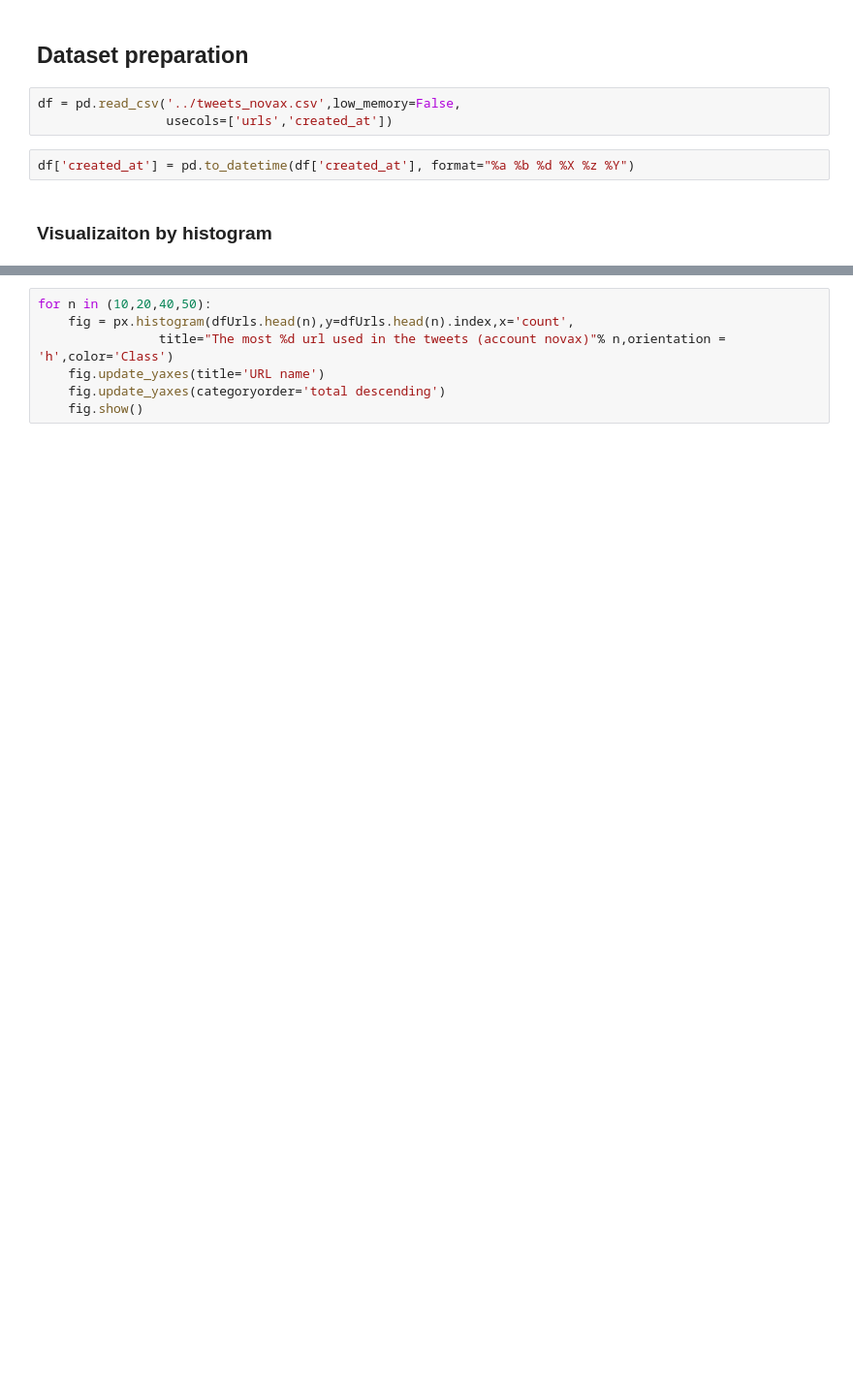
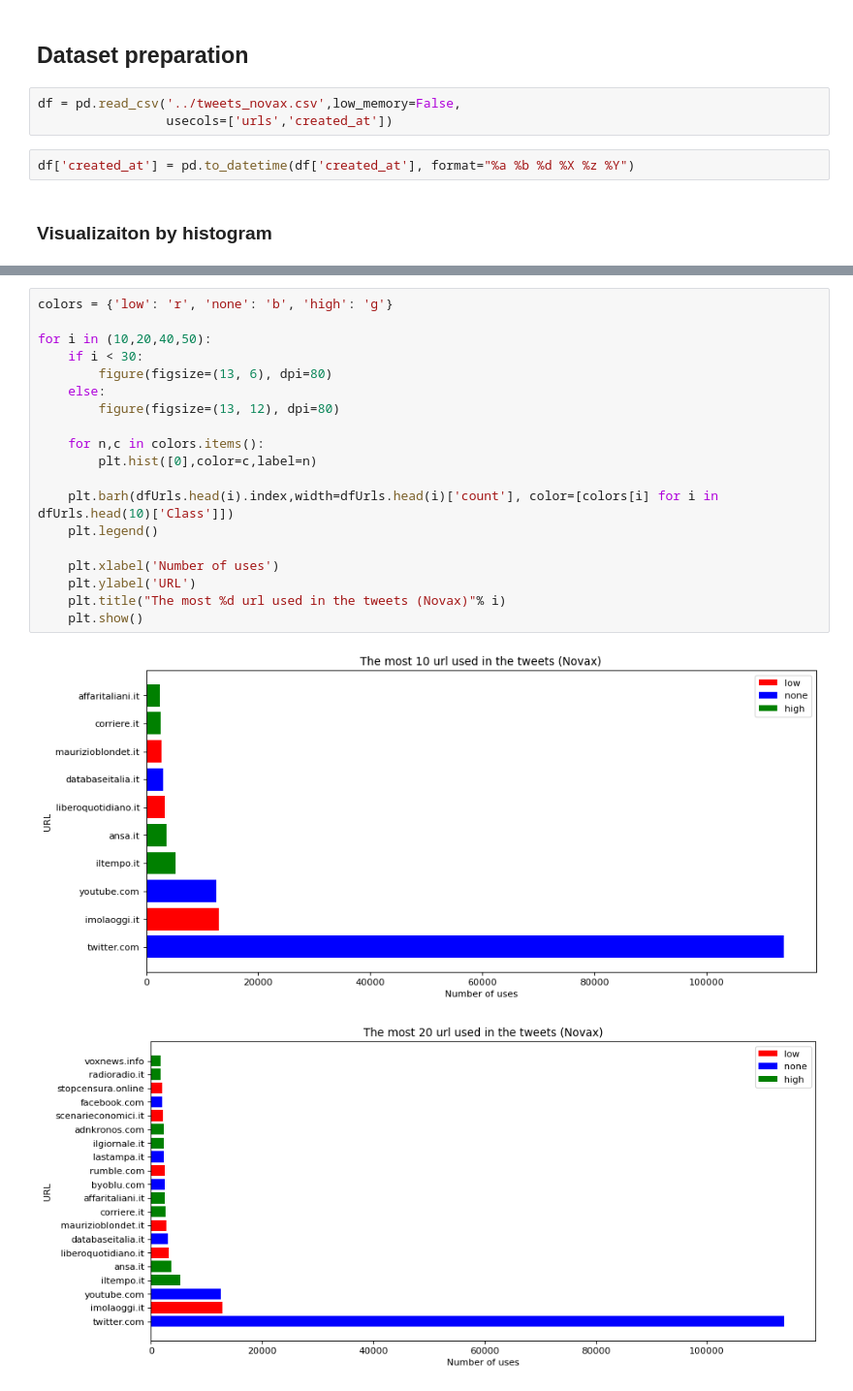
Before and after one commit to giada-c/twitterStudy, a Jupyter notebook: 4_URL_study/URL_study-Novax_users.ipynb, the cells around one changed output, grey strips where cells are left out. Shown at 97% size. Cells and saved outputs as stored; diff of their text form; blank space fills up the shorter version.

Commit message:
fix: replace plot method in 4_URL_study

```diff
--- a/4_URL_study/URL_study-Novax_users.ipynb
+++ b/4_URL_study/URL_study-Novax_users.ipynb
@@ -38,7 +58,22 @@ for c in dfUrls['Class'].unique():
 # %%
-for n in (10,20,40,50):
-    fig = px.histogram(dfUrls.head(n),y=dfUrls.head(n).index,x='count',
-                title="The most %d url used in the tweets (account novax)"% n,orientation = 'h',color='Class')
-    fig.update_yaxes(title='URL name')
-    fig.update_yaxes(categoryorder='total descending')
-    fig.show()
+colors = {'low': 'r', 'none': 'b', 'high': 'g'}
+
+for i in (10,20,40,50):
+    if i < 30:
+        figure(figsize=(13, 6), dpi=80)
+    else:
+        figure(figsize=(13, 12), dpi=80)
+
+    for n,c in colors.items():
+        plt.hist([0],color=c,label=n)
+
+    plt.barh(dfUrls.head(i).index,width=dfUrls.head(i)['count'], color=[colors[i] for i in dfUrls.head(10)['Class']])
+    plt.legend()
+
+    plt.xlabel('Number of uses')
+    plt.ylabel('URL')
+    plt.title("The most %d url used in the tweets (Novax)"% i)
+    plt.show()
+# %% [output]
+[figure, added]
+[figure, added]
```
Also changed, not shown: parts of 7 cells of this notebook, 47 other files.
